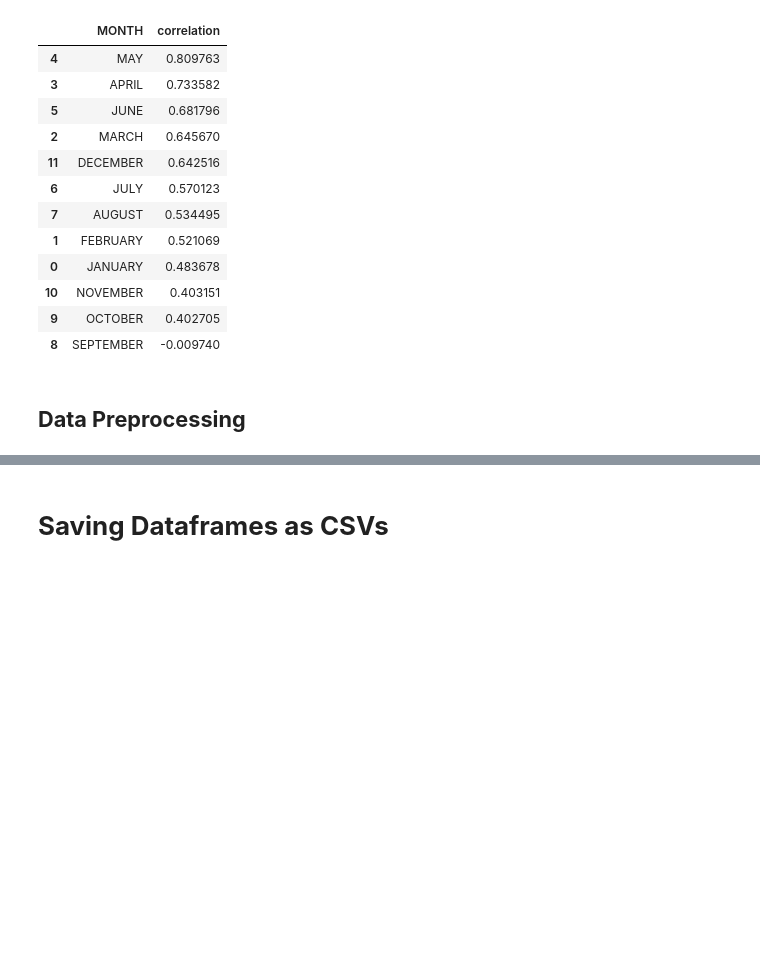
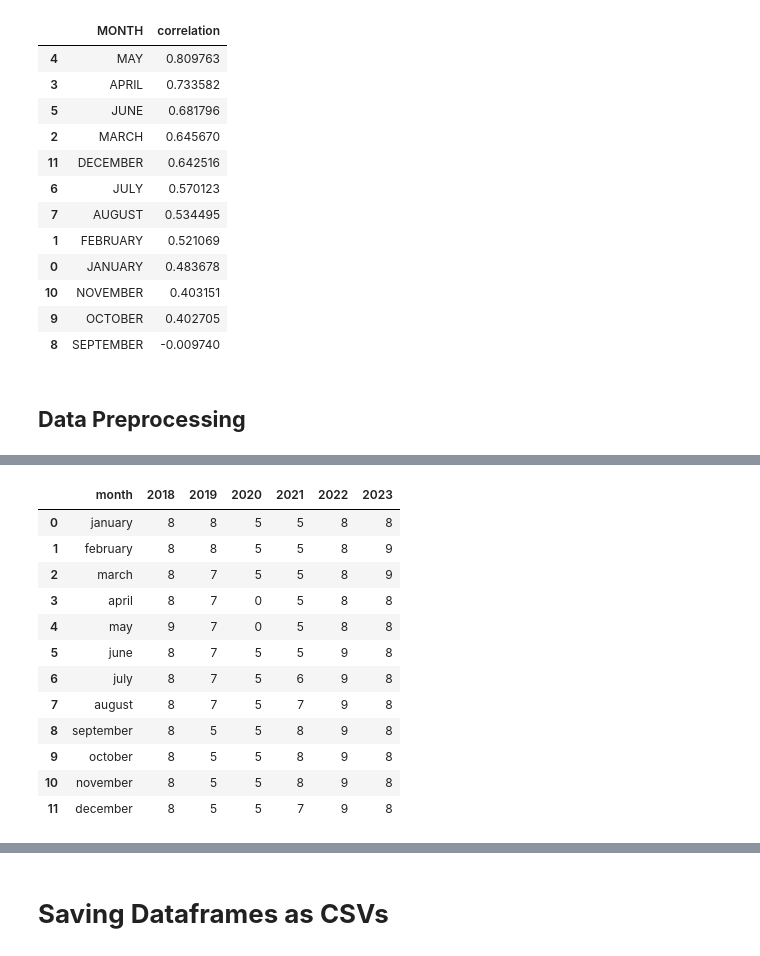
Before and after one commit to AGR-Yes/LRT-KPI, a Jupyter notebook: main.ipynb, the cells around one changed output, grey strips where cells are left out. Cells and saved outputs as stored; diff of their text form; code cells hidden in the pictures; blank space fills up the shorter version.

Commit message:
Preprocessing done
Imputed NaN values

```diff
--- a/main.ipynb
+++ b/main.ipynb
@@ -349,0 +352,8 @@ corr_df.sort_values(by="correlation", ascending=False)
+# %%
+#lowercase column names
+peak_df.columns = peak_df.columns.str.lower()
+traffic_df.columns = traffic_df.columns.str.lower()
+
+#lowercase all values in month column
+peak_df["month"] = peak_df["month"].str.lower()
+traffic_df["month"] = traffic_df["month"].str.lower()
@@ -349,0 +377,4 @@ corr_df.sort_values(by="correlation", ascending=False)
+# %%
+# remove total and average rows
+peak_df = peak_df[peak_df["month"] != "average"]
+traffic_df = traffic_df[traffic_df["month"] != "total"]
@@ -353,0 +416,22 @@ corr_df.sort_values(by="correlation", ascending=False)
+# %%
+peak_df_imputed = peak_df.copy()
+# %%
+peak_df_imputed['2023'] = peak_df_imputed['2023'].fillna(peak_df_imputed['2023'].mean())
+
+peak_df_imputed['2023'] = peak_df_imputed['2023'].astype('int')
+# %%
+peak_df_imputed
+# %% [output]
+|  | month | 2018 | 2019 | 2020 | 2021 | 2022 | 2023 |
+| 0 | january | 8 | 8 | 5 | 5 | 8 | 8 |
+| 1 | february | 8 | 8 | 5 | 5 | 8 | 9 |
+| 2 | march | 8 | 7 | 5 | 5 | 8 | 9 |
+| 3 | april | 8 | 7 | 0 | 5 | 8 | 8 |
+| 4 | may | 9 | 7 | 0 | 5 | 8 | 8 |
+| 5 | june | 8 | 7 | 5 | 5 | 9 | 8 |
+| 6 | july | 8 | 7 | 5 | 6 | 9 | 8 |
+| 7 | august | 8 | 7 | 5 | 7 | 9 | 8 |
+| 8 | september | 8 | 5 | 5 | 8 | 9 | 8 |
+| 9 | october | 8 | 5 | 5 | 8 | 9 | 8 |
+| 10 | november | 8 | 5 | 5 | 8 | 9 | 8 |
+| 11 | december | 8 | 5 | 5 | 7 | 9 | 8 |
```
Also changed, not shown: parts of 14 cells of this notebook.
